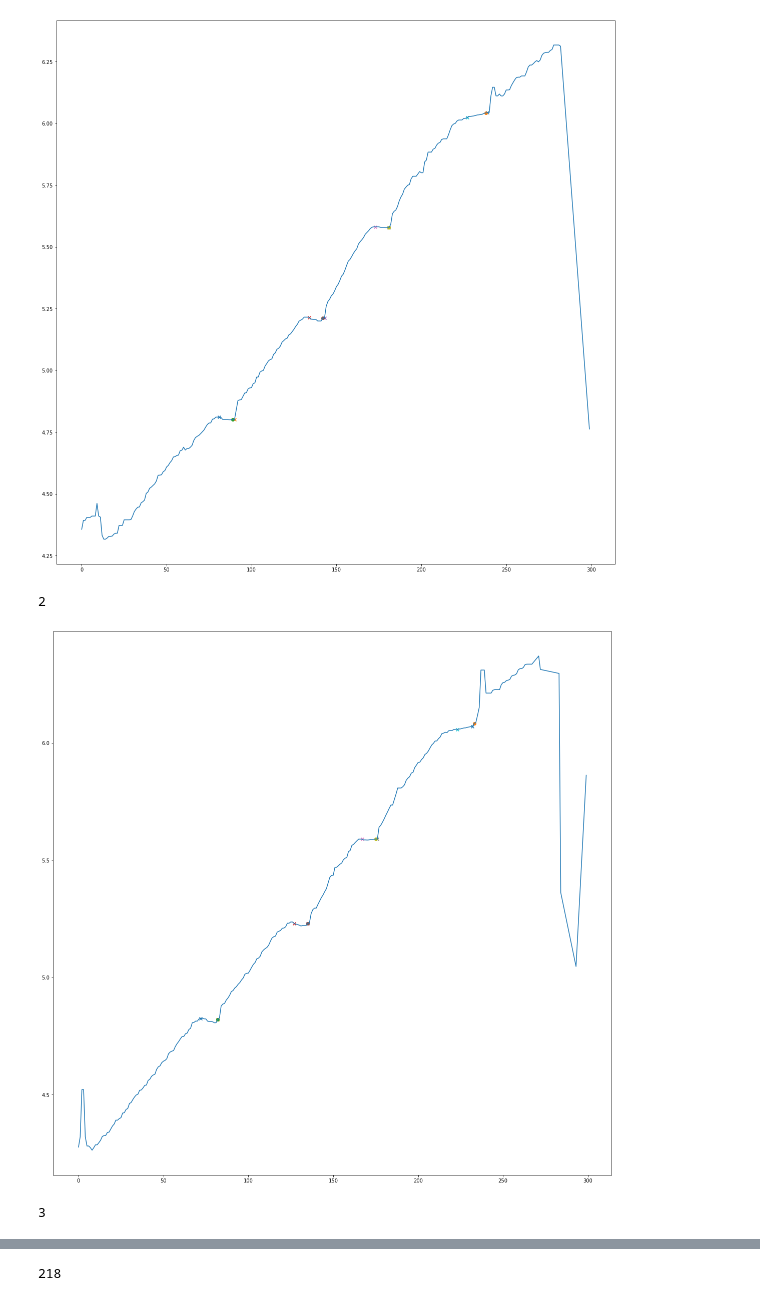
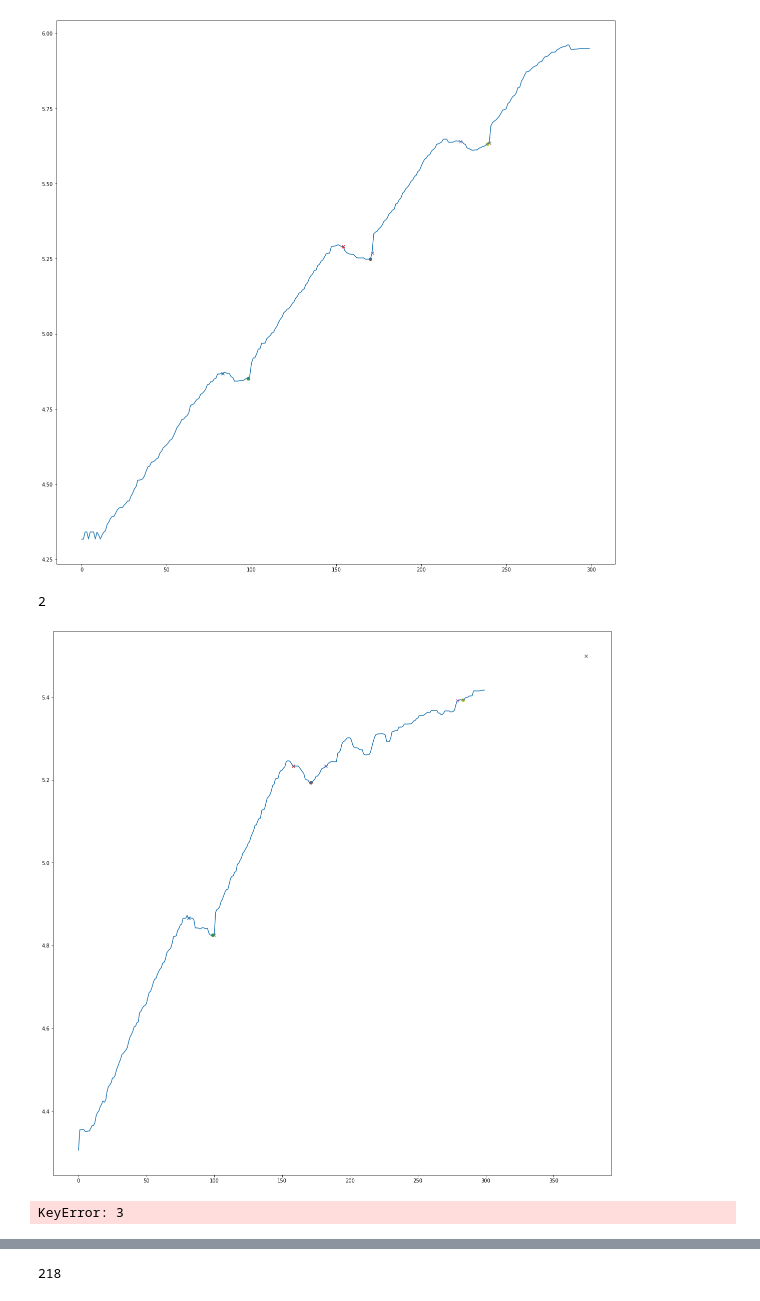
Before and after one commit to spsalmon/celegan_moult_detection, a Jupyter notebook: classifier/prediction_results.ipynb, the cells around one changed output, grey strips where cells are left out. Cells and saved outputs as stored; diff of their text form; code cells hidden in the pictures.

```diff
--- a/classifier/prediction_results.ipynb
+++ b/classifier/prediction_results.ipynb
@@ -47,8 +47,9 @@ def nan_helper(y):
 
 # print(len(datafolders))
 # %%
-report_folder = "/mnt/external.data/TowbinLab/kstojanovski/20220221_Ti2_10x_wBT160-263-182-258_25C_20220221_170003_134/analysis/report/"
-output_csv = report_folder + "moults_non_filtered.csv"
+report_folder = "/mnt/external.data/TowbinLab/kstojanovski/20220819_Ti2_10x_RNAi_wBT160-186_25C_20220819_162820_807/analysis/report/"
+# output_csv = report_folder + "moults.csv"
+# output_csv = "./moults.csv"
 file = glob.glob(report_folder + "*" + "ch2_sobel_str_molts_nw_cor.mat")[0]
 
 moults_dataframe = pd.read_csv(output_csv)
@@ -95,9 +96,9 @@ for p, v in enumerate(vol[:40]):
     plt.scatter(m3[1], log_v[m3[1]], marker = "x")
     plt.scatter(m[2], log_v[m[2]])
 
-    plt.scatter(m4[0], log_v[m4[0]], marker = "x")
-    plt.scatter(m4[1], log_v[m4[1]], marker = "x")
-    plt.scatter(m[3], log_v[m[3]])
+    # plt.scatter(m4[0], log_v[m4[0]], marker = "x")
+    # plt.scatter(m4[1], log_v[m4[1]], marker = "x")
+    # plt.scatter(m[3], log_v[m[3]])
 
     if not (math.isnan(m1[1])) and not (math.isnan(m[0])):
         error.append(m[0] - m1[1])
@@ -124,5 +125,5 @@ print("median error :", np.median(error))
 1
-[figure, old version]
+[figure, new version]
 2
-[figure, old version]
+[figure, new version]
-3
+KeyError: 3
```
Also changed, not shown: parts of 2 cells of this notebook, 21 other files.
